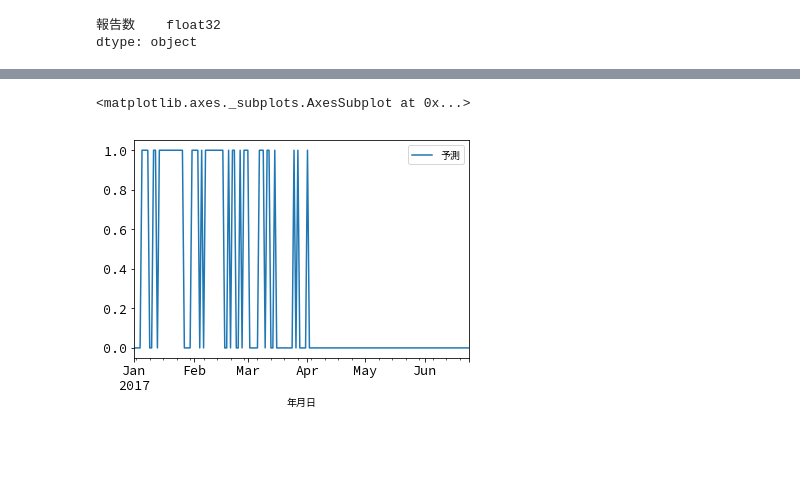
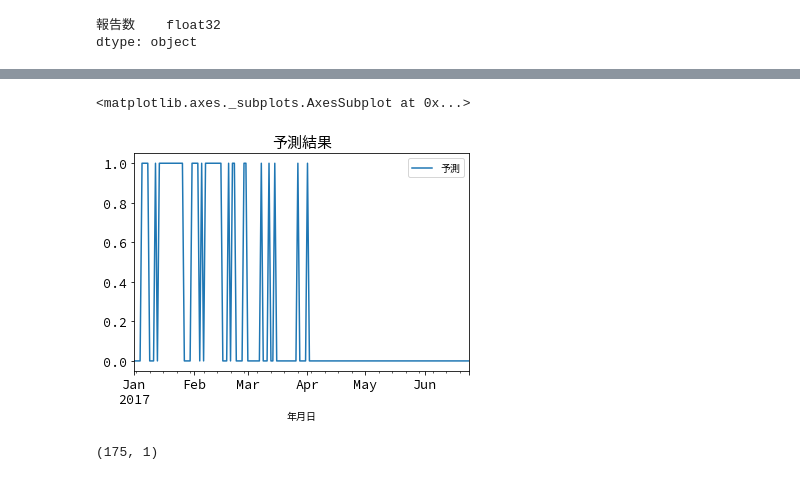
Before and after one commit to terapyon/scsk-oss-x-users-meeting-19, a Jupyter notebook: 5-prediction.ipynb, the cells around one changed output, grey strips where cells are left out. Saved outputs shown, nothing was run; the diff lists cells and outputs as text; code cells hidden in the pictures; blank space fills up the shorter version.

```diff
--- a/5-prediction.ipynb
+++ b/5-prediction.ipynb
@@ -179,5 +185,9 @@ ser_2017.plot()
 # %%
-df.plot()
+df.plot(title="予測結果")
 # %% [output]
 <matplotlib.axes._subplots.AxesSubplot at 0x...>
-[figure, old version]
+[figure, new version]
+# %%
+df.shape
+# %% [output]
+(175, 1)
```
Also changed, not shown: parts of 19 cells of this notebook, 6 other files.
